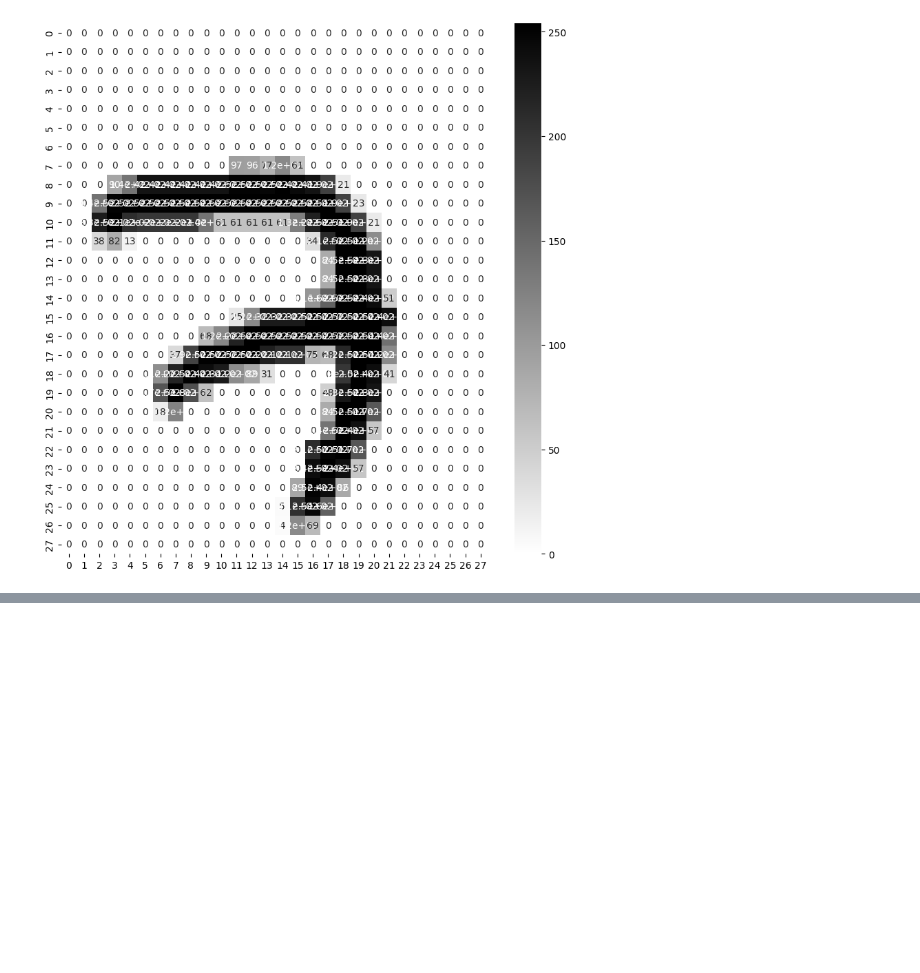
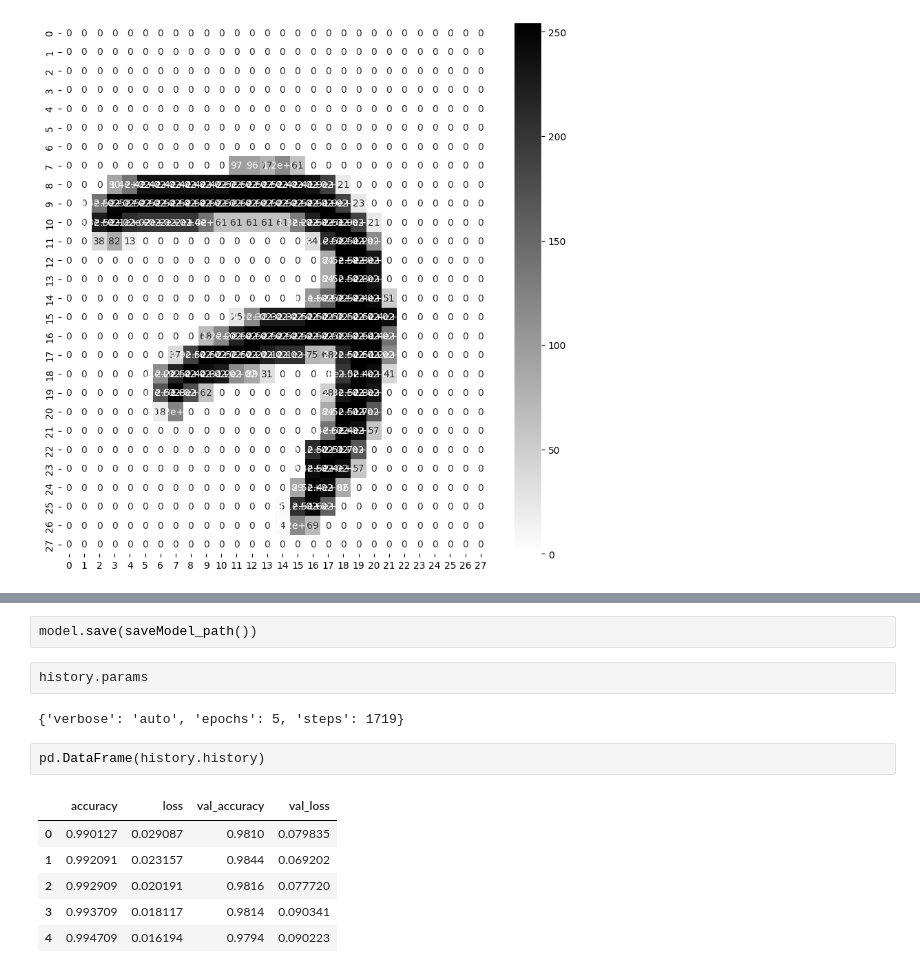
Before and after one commit to tasnim-shamsuddin/Deep-Learning-, a Jupyter notebook: Image_Classifiaction.ipynb, the cells around one changed output, grey strips where cells are left out. Cells and saved outputs as stored; diff of their text form; blank space fills up the shorter version.

```diff
--- a/Image_Classifiaction.ipynb
+++ b/Image_Classifiaction.ipynb
@@ -67,0 +145,15 @@ sns.heatmap(x_train[5000],annot=True,cmap="binary")
+# %%
+model.save(saveModel_path())
+# %%
+history.params
+# %% [output]
+{'verbose': 'auto', 'epochs': 5, 'steps': 1719}
+# %%
+pd.DataFrame(history.history)
+# %% [output]
+|  | accuracy | loss | val_accuracy | val_loss |
+| 0 | 0.990127 | 0.029087 | 0.9810 | 0.079835 |
+| 1 | 0.992091 | 0.023157 | 0.9844 | 0.069202 |
+| 2 | 0.992909 | 0.020191 | 0.9816 | 0.077720 |
+| 3 | 0.993709 | 0.018117 | 0.9814 | 0.090341 |
+| 4 | 0.994709 | 0.016194 | 0.9794 | 0.090223 |
```
Also changed, not shown: parts of 17 cells of this notebook.
